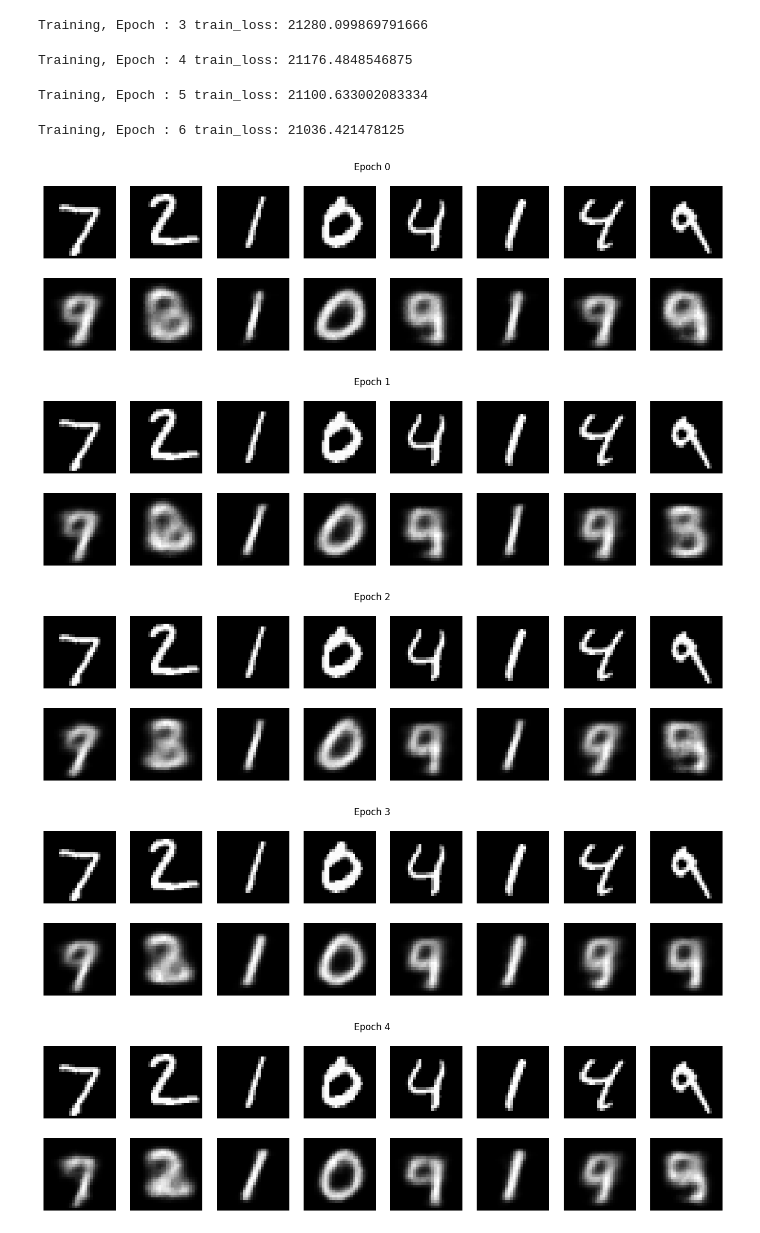
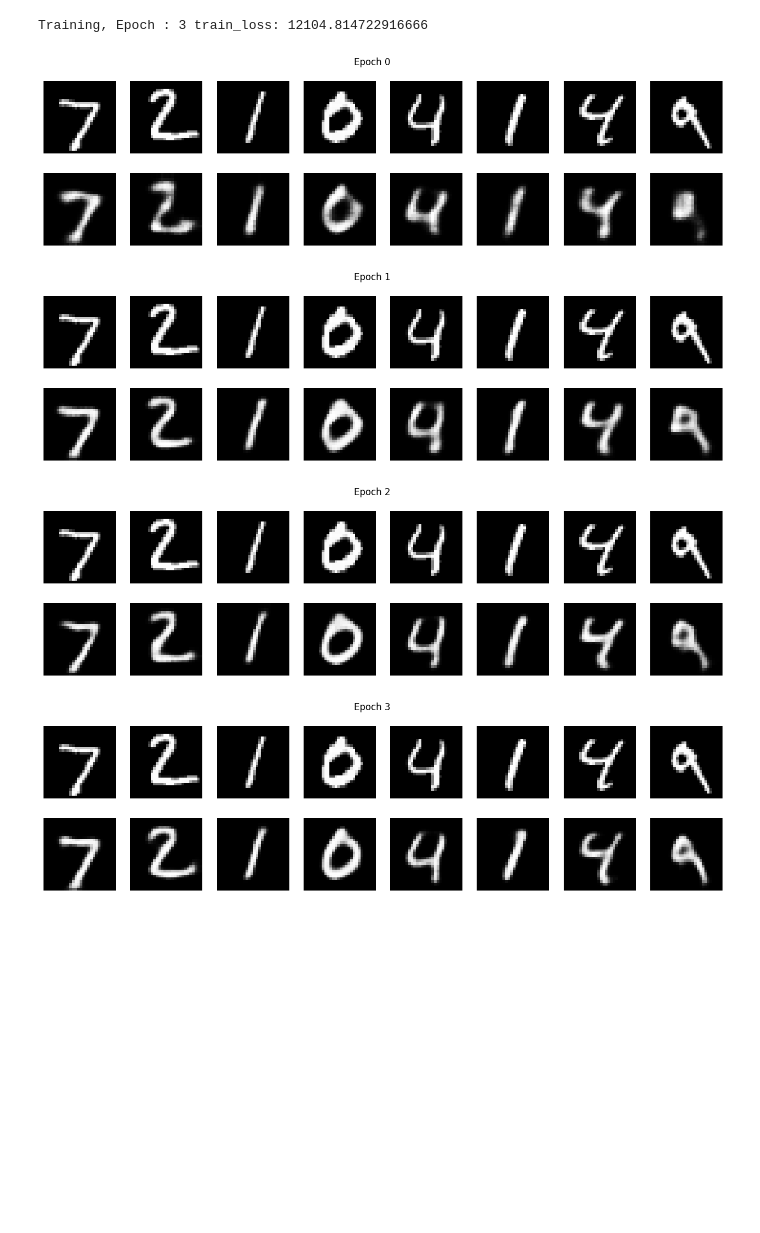
Before and after one commit to JRogul/MachineLearning, a Jupyter notebook: computer_vision/auteencoders/src/variational_autoencoders.ipynb, the cells around one changed output. Cells and saved outputs as stored; diff of their text form; code cells hidden in the pictures; blank space fills up the shorter version.

```diff
--- a/computer_vision/auteencoders/src/variational_autoencoders.ipynb
+++ b/computer_vision/auteencoders/src/variational_autoencoders.ipynb
@@ -14,6 +22,4 @@ torch.Size([128, 1, 28, 28])
 # %%
-train_dataloader, val_dataloader, test_dataloader = return_dataloaders(128, 128,8)
-model =VariationalCNNAutoEncoder()
 device = ('cuda' if torch.cuda.is_available() else 'cpu')
 # %%
 def train(model, dataloader, criterion, opt, epoch, device=device):
@@ -21,7 +27,7 @@ def train(model, dataloader, criterion, opt, epoch, device=device):
   epoch_loss = 0.0
   for image, _ in tq.tqdm(dataloader):
     image = image.to(device)#.view(-1, 784)
-    output, mu, sigma  = model(image)
+    output, mu, sigma, _  = model(image)
     reconst_loss = criterion(output, image)
     kl_div = - torch.sum(1 + torch.log(sigma.pow(2)) - mu.pow(2) - sigma.pow(2))
 
@@ -37,7 +43,8 @@ def train(model, dataloader, criterion, opt, epoch, device=device):
   return model
 # %%
 def plot_results(model, dataloader, epoch,num_images=8):
-  img, _ = next(iter(test_dataloader))
+  img, _ = next(iter(val_dataloader))
+  img = img[:num_images, :, :, :]
   fig = plt.figure(figsize=(16,4))
   rows = 2
   columns = 8
@@ -49,20 +56,22 @@ def plot_results(model, dataloader, epoch,num_images=8):
 
     fig.add_subplot(rows, columns, i + 1 + num_images)
 
-    inp = img[i].to(device)#.view(-1, 784)
-    out, _, __ = model(inp.unsqueeze(0))
+    inp = img[i].to(device)
+    out, _, __, ___ = model(inp.unsqueeze(0))
     out = out.reshape(28,28).detach().cpu().numpy()
     plt.imshow(out, cmap='gist_gray')
     plt.axis('off')
 # %%
+latent_space_size = 48
+model =VariationalCNNAutoEncoder(latent_space_size)
 model.to(device)
 criterion = nn.BCELoss(reduction="sum")
-lr = 0.002
+lr = 0.0005
 optimizer = torch.optim.Adam(model.parameters(), lr=lr, weight_decay=1e-3)
 scheduler = torch.optim.lr_scheduler.StepLR(optimizer, step_size=1, gamma=0.4)
 # %%
-NUM_EPOCHS = 7
+NUM_EPOCHS = 4
 for epoch in range(NUM_EPOCHS):
   model = train(model, train_dataloader, criterion, optimizer, epoch)
-  plot_results(model, test_dataloader, epoch)
+  plot_results(model, val_dataloader, epoch)
 # %% [output]
@@ -72,9 +81,5 @@ Training, Epoch : 2 train_loss: 21421.948190104165
-Training, Epoch : 3 train_loss: 21280.099869791666
+Training, Epoch : 3 train_loss: 12104.814722916666
-Training, Epoch : 4 train_loss: 21176.4848546875
-Training, Epoch : 5 train_loss: 21100.633002083334
-Training, Epoch : 6 train_loss: 21036.421478125
-[figure, old version]
+[figure, new version]
-[figure, old version]
+[figure, new version]
-[figure, old version]
+[figure, new version]
-[figure, old version]
+[figure, new version]
-[figure, removed]
```
Also changed, not shown: parts of 12 cells of this notebook.
